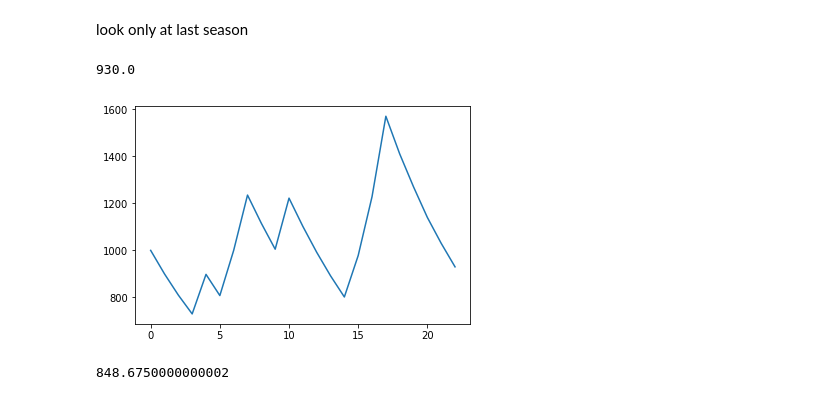
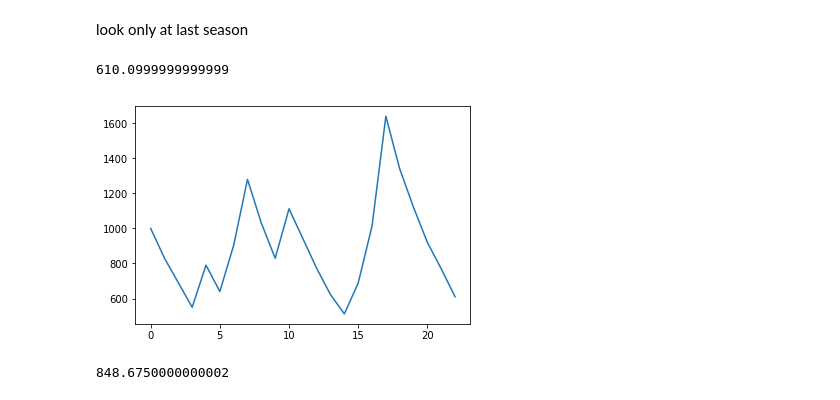
Before and after one commit to greenster3000/fun, a Jupyter notebook: notebooks/lawro_merse_past_analysis.ipynb, the cells around one changed output. Saved outputs shown, nothing was run; the diff lists cells and outputs as text; code cells hidden in the pictures.

```diff
--- a/notebooks/lawro_merse_past_analysis.ipynb
+++ b/notebooks/lawro_merse_past_analysis.ipynb
@@ -390,0 +429,26 @@ money_history[-1]
+# %%
+starting_money = 1000
+prob_winning = 0.417 # assume consant, but may fluctuate
+ratio_of_max = 0.99 # percentage of max draw odds we can get
+# %%
+money = starting_money
+money_history = [money]
+
+total_staked = 0
+total_won = 0
+
+for row in df_both_pick.itertuples():
+    kelly = ((prob_winning * row.BbMxD * ratio_of_max) - 1) / ((row.BbMxD * ratio_of_max) - 1)
+    stake = round(money * kelly, -1)
+    money -= stake
+    total_staked += stake
+    if row.predict_draw_success_l and row.predict_draw_success_m:
+        money += stake * row.BbMxD * ratio_of_max
+        total_won += stake * row.BbMxD * ratio_of_max
+
+
+    money_history.append(money)
+
+
+plt.plot(money_history)
+money_history[-1]
@@ -474,22 +558,25 @@ If above 3.4, definitely take it
 look only at last season
 # %%
 df_both_pick_1718 = df_both_pick[df_both_pick.Season == 1718]
+# %%
+ratio_of_max = 1.0
 # %%
 money = starting_money
 money_history = [money]
 for row in df_both_pick_1718.itertuples():
-    stake = round(money * percentage_stake, -1)
+    kelly = ((prob_winning * row.BbMxD * ratio_of_max) - 1) / ((row.BbMxD * ratio_of_max) - 1)
+    stake = round(money * kelly, -1)
     money -= stake
     if row.predict_draw_success_l and row.predict_draw_success_m:
         money += stake * row.BbMxD
     money_history.append(money)
 
 
 plt.plot(money_history)
 money_history[-1]
 # %% [output]
-930.0
+610.0999999999999
-[figure, old version]
+[figure, new version]
 # %%
 money = starting_money
 money_history = [money]
```
Also changed, not shown: parts of 74 cells of this notebook, 6 other files.
